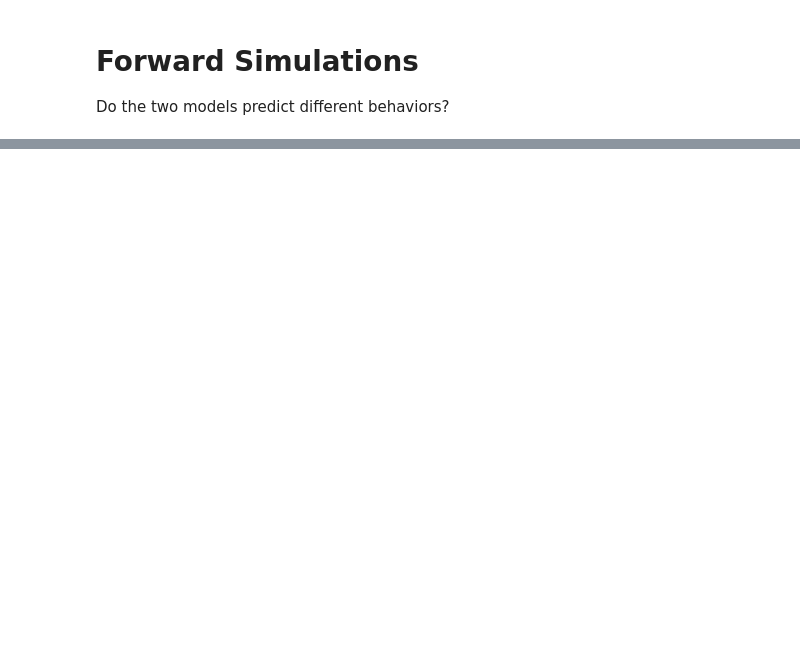
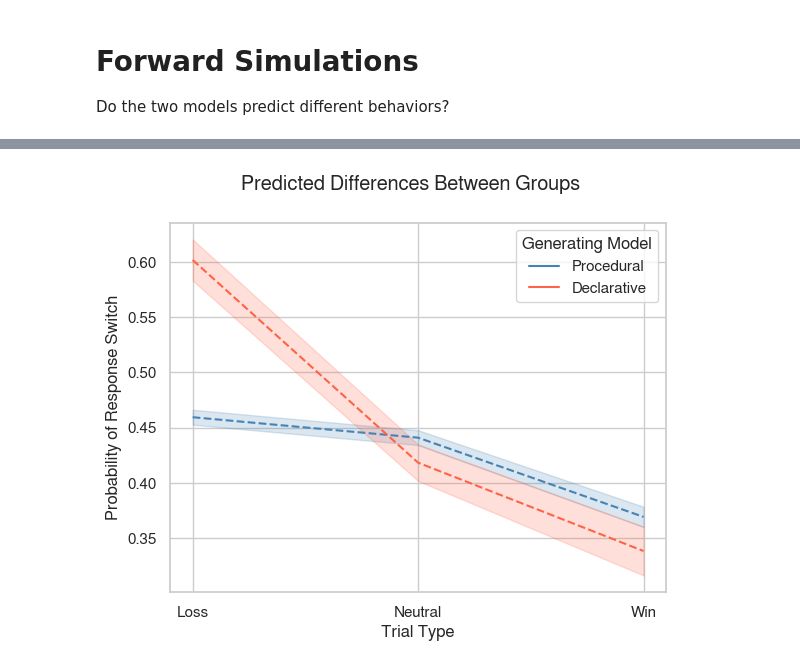
Before and after one commit to UWCCDL/ProcVsDecl, a Jupyter notebook: analysis3/LLmodelPython3.ipynb, the cells around one changed output, grey strips where cells are left out. Cells and saved outputs as stored; diff of their text form; code cells hidden in the pictures; blank space fills up the shorter version.

```diff
--- a/analysis3/LLmodelPython3.ipynb
+++ b/analysis3/LLmodelPython3.ipynb
@@ -1191,0 +1202,4 @@ plt.show()
+# %%
+procedural_group = result2[result2["best.model"] == "Procedural"]
+declarative_group = result2[result2["best.model"] == "Declarative"]
+declarative_group
@@ -1191,0 +1258,14 @@ plt.show()
+# %%
+results = pd.concat([presults, dresults], axis=0)
+results = results.replace({"TrialType" : {"Reward" : "Win", "Punishment" : "Loss"}})
+results = results.sort_values("TrialType")
+
+k = results.groupby(['HCPID', 'Model', 'TrialType']).agg('mean')
+results = k.reset_index()
+ax = sns.lineplot(data=results, x="TrialType", y="ResponseSwitch", errorbar='se', hue="Model", linestyle="--", sort=False, palette=palette)
+ax.set(xlabel = "Trial Type", ylabel = "Probability of Response Switch")
+plt.legend(loc='upper right', title="Generating Model")
+plt.suptitle("Predicted Differences Between Groups")
+plt.show()
+# %% [output]
+[figure, added]
```
Also changed, not shown: parts of 31 cells of this notebook, 4 other files.
